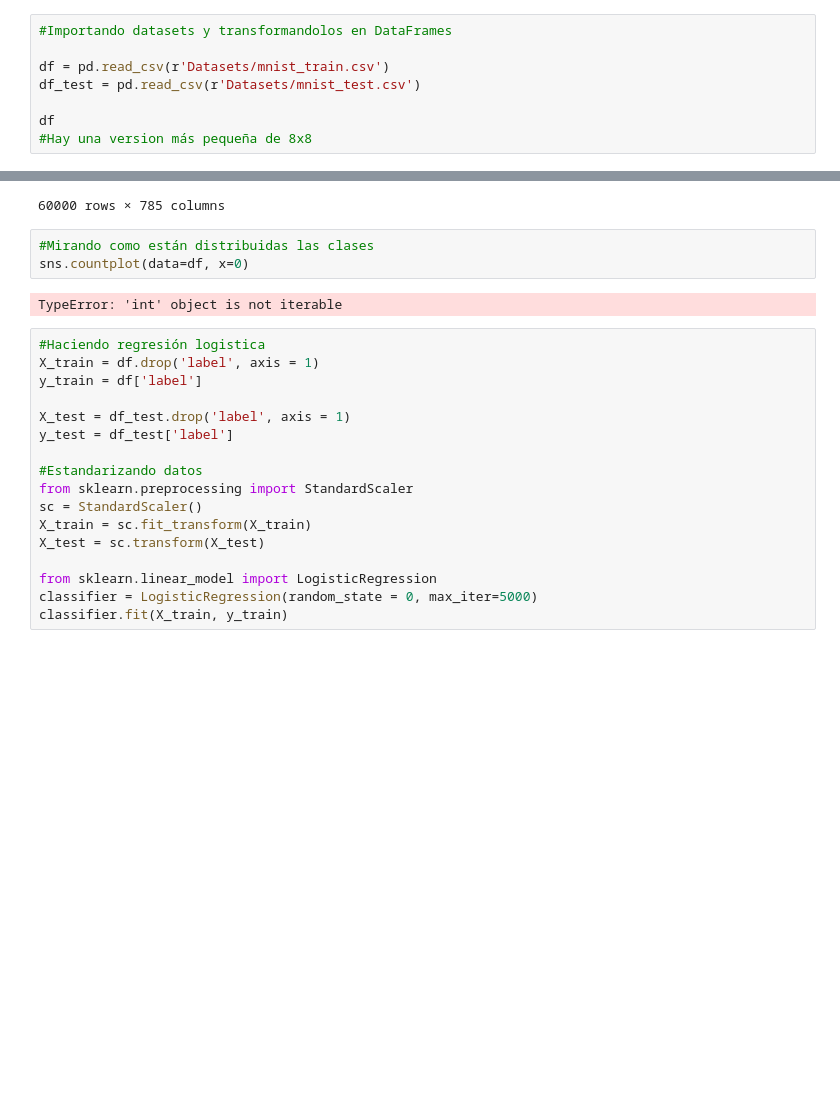
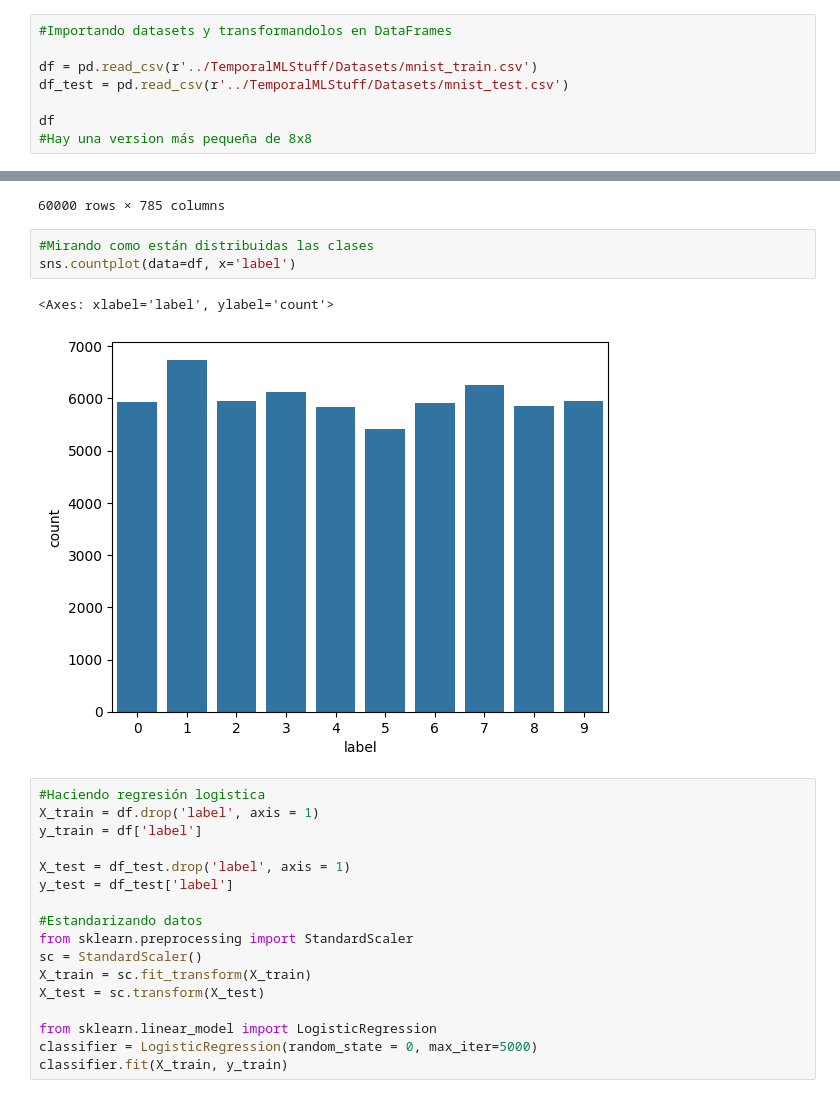
Before and after one commit to simonrod2404/TalentoTech, a Jupyter notebook: Digitos.ipynb, the cells around one changed output, grey strips where cells are left out. Cells and saved outputs as stored; diff of their text form; blank space fills up the shorter version.

Commit message:
Arreglando error que se me paso

```diff
--- a/Digitos.ipynb
+++ b/Digitos.ipynb
@@ -10,8 +10,8 @@ import seaborn as sns
 # %%
 #Importando datasets y transformandolos en DataFrames
 
-df = pd.read_csv(r'Datasets/mnist_train.csv')
-df_test = pd.read_csv(r'Datasets/mnist_test.csv')
+df = pd.read_csv(r'../TemporalMLStuff/Datasets/mnist_train.csv')
+df_test = pd.read_csv(r'../TemporalMLStuff/Datasets/mnist_test.csv')
 
 df
 #Hay una version más pequeña de 8x8
@@ -31,9 +31,10 @@ df
 60000 rows × 785 columns
 # %%
 #Mirando como están distribuidas las clases
-sns.countplot(data=df, x=0)
+sns.countplot(data=df, x='label')
 # %% [output]
-TypeError: 'int' object is not iterable
+<Axes: xlabel='label', ylabel='count'>
+[figure, added]
 # %%
 #Haciendo regresión logistica
 X_train = df.drop('label', axis = 1)
```
